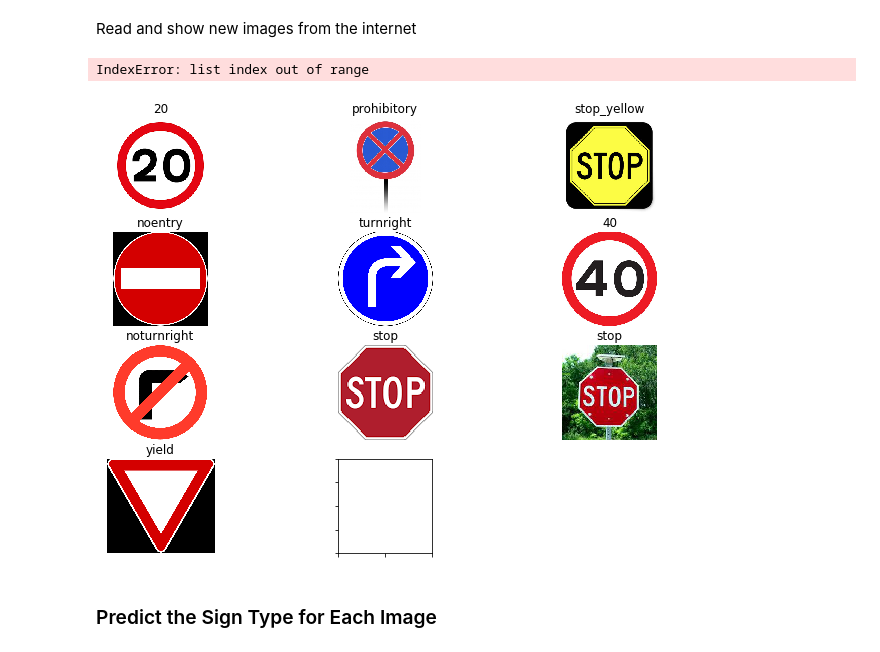
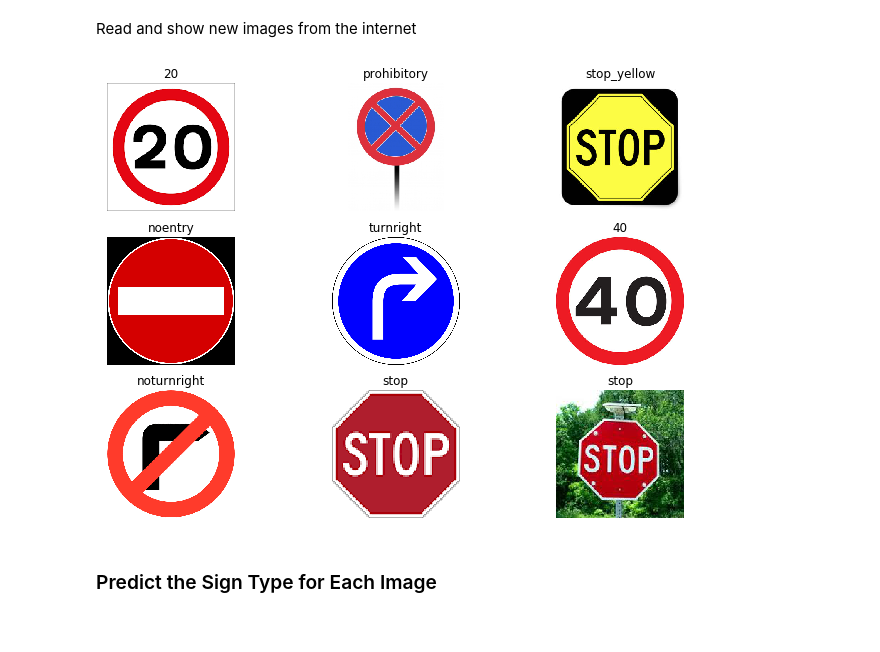
Before and after one commit to gagolucasm/Traffic-Sign-Classifier, a Jupyter notebook: Traffic_Sign_Classifier.ipynb, the cells around one changed output. Drawn from its saved outputs; the diff is of its cells as text; code cells hidden in the pictures.

```diff
--- a/Traffic_Sign_Classifier.ipynb
+++ b/Traffic_Sign_Classifier.ipynb
@@ -476,13 +476,12 @@ Read and show new images from the internet
 # %%
 names = [name for name in os.listdir("./images/")]
 newdata = [read_image("./images/"+name) for name in names]
 newdata_processed=[process_image(img) for img in newdata]
 newdata_processed = np.array(newdata_processed ,dtype = np.float32)
 
-showGrid_new_images(4,3,newdata,names)
+showGrid_new_images(3,3,newdata,names)
 # %% [output]
-IndexError: list index out of range
-[figure, old version]
+[figure, new version]
 # %% [markdown]
 ### Predict the Sign Type for Each Image
 # %%
```
Also changed, not shown: parts of 1 cell of this notebook.
